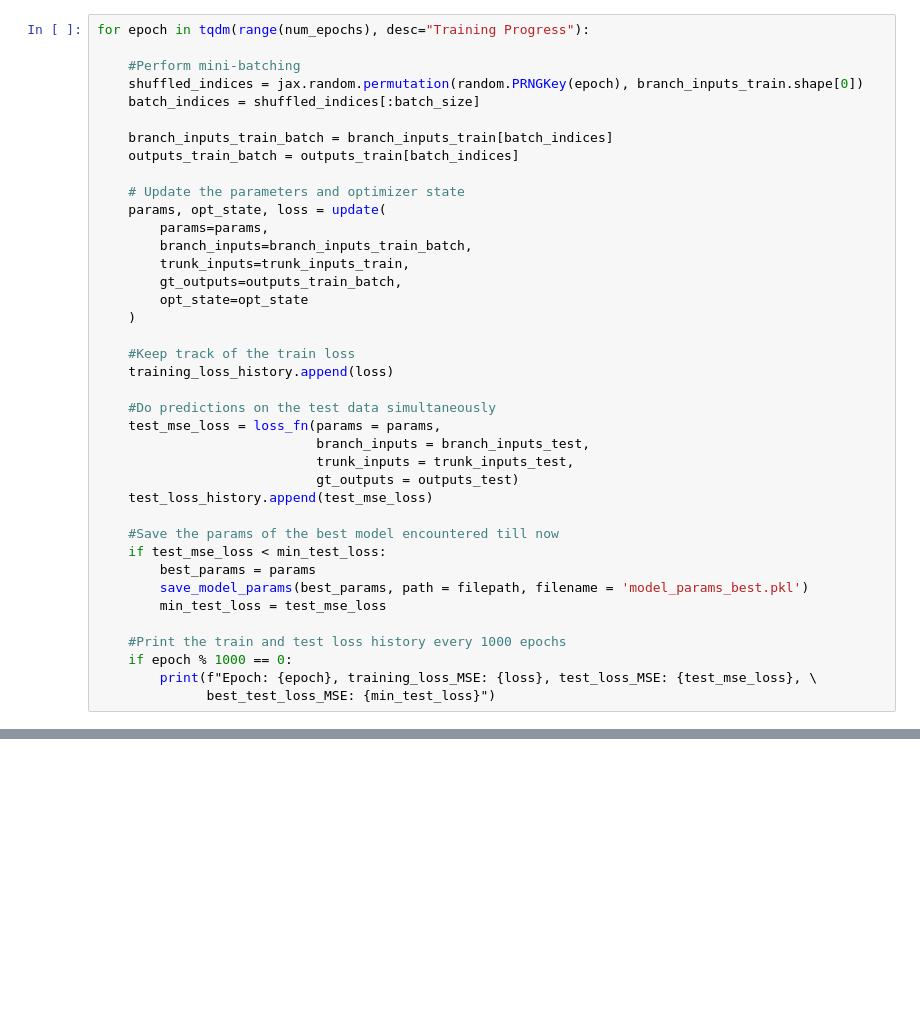
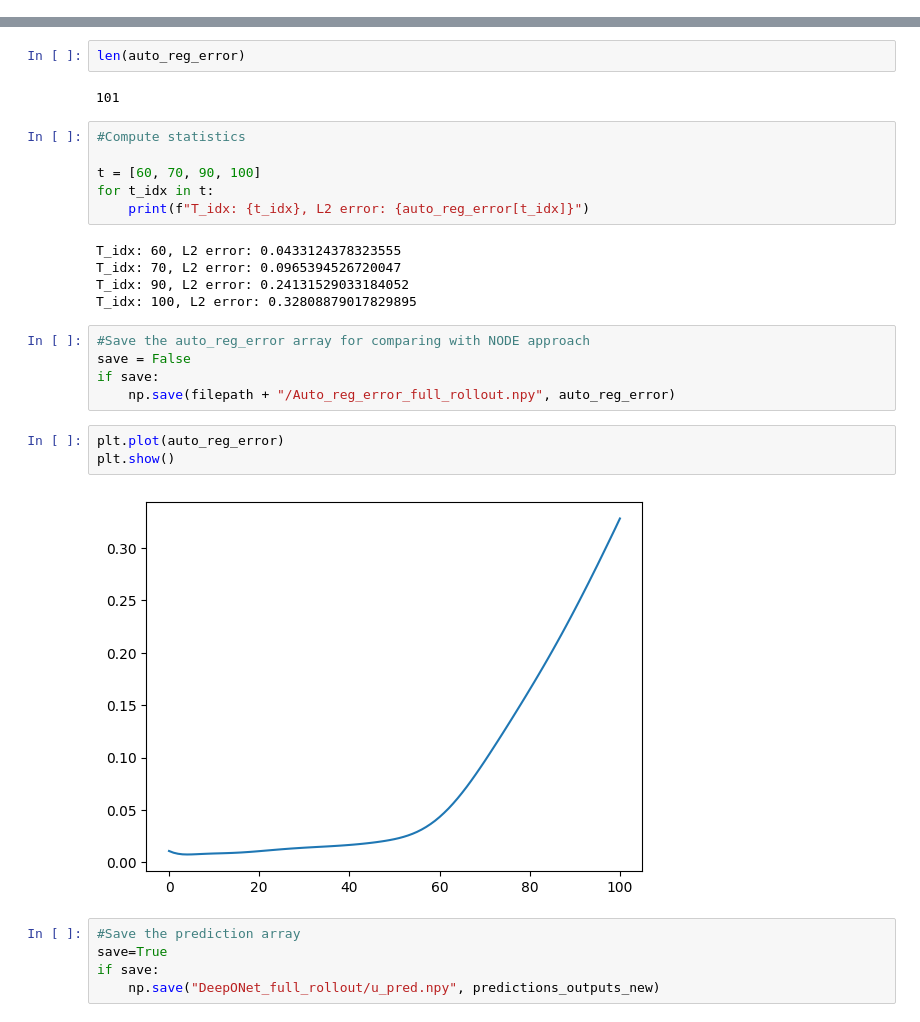
Before and after one commit to Centrum-IntelliPhysics/TI-DeepONet-for-Stable-Long-Term-Extrapolation, a Jupyter notebook: Codes/1D_Burgers/DeepONet_full_rollout.ipynb, the cells around one changed output, grey strips where cells are left out. Drawn from its saved outputs; the diff is of its cells as text; blank space fills up the shorter version.

Commit message:
Added all training and inference codes across all examples

```diff
--- a/Codes/1D_Burgers/DeepONet_full_rollout.ipynb
+++ b/Codes/1D_Burgers/DeepONet_full_rollout.ipynb
@@ -204,39 +0,0 @@ filepath = 'DeepONet_full_rollout'
-# %%
-for epoch in tqdm(range(num_epochs), desc="Training Progress"):
-
-    #Perform mini-batching
-    shuffled_indices = jax.random.permutation(random.PRNGKey(epoch), branch_inputs_train.shape[0])
-    batch_indices = shuffled_indices[:batch_size]
-
-    branch_inputs_train_batch = branch_inputs_train[batch_indices]
-    outputs_train_batch = outputs_train[batch_indices]
-
-    # Update the parameters and optimizer state
-    params, opt_state, loss = update(
-        params=params,
-        branch_inputs=branch_inputs_train_batch,
-        trunk_inputs=trunk_inputs_train,
-        gt_outputs=outputs_train_batch,
-        opt_state=opt_state
-    )
-
-    #Keep track of the train loss
-    training_loss_history.append(loss)
-
-    #Do predictions on the test data simultaneously
-    test_mse_loss = loss_fn(params = params,
-                            branch_inputs = branch_inputs_test,
-                            trunk_inputs = trunk_inputs_test,
-                            gt_outputs = outputs_test)
-    test_loss_history.append(test_mse_loss)
-
-    #Save the params of the best model encountered till now
-    if test_mse_loss < min_test_loss:
-        best_params = params
-        save_model_params(best_params, path = filepath, filename = 'model_params_best.pkl')
-        min_test_loss = test_mse_loss
-
-    #Print the train and test loss history every 1000 epochs
-    if epoch % 1000 == 0:
-        print(f"Epoch: {epoch}, training_loss_MSE: {loss}, test_loss_MSE: {test_mse_loss}, \
-              best_test_loss_MSE: {min_test_loss}")
@@ -352,0 +490,30 @@ np.save(filepath + "/u_actual.npy", outputs)
+# %%
+len(auto_reg_error)
+# %% [output]
+101
+# %%
+#Compute statistics
+
+t = [60, 70, 90, 100]
+for t_idx in t:
+    print(f"T_idx: {t_idx}, L2 error: {auto_reg_error[t_idx]}")
+# %% [output]
+T_idx: 60, L2 error: 0.0433124378323555
+T_idx: 70, L2 error: 0.0965394526720047
+T_idx: 90, L2 error: 0.24131529033184052
+T_idx: 100, L2 error: 0.32808879017829895
+# %%
+#Save the auto_reg_error array for comparing with NODE approach
+save = False
+if save:
+    np.save(filepath + "/Auto_reg_error_full_rollout.npy", auto_reg_error)
+# %%
+plt.plot(auto_reg_error)
+plt.show()
+# %% [output]
+[figure, added]
+# %%
+#Save the prediction array
+save=True
+if save:
+    np.save("DeepONet_full_rollout/u_pred.npy", predictions_outputs_new)
```
Also changed, not shown: parts of 41 cells of this notebook, 53 other files.
